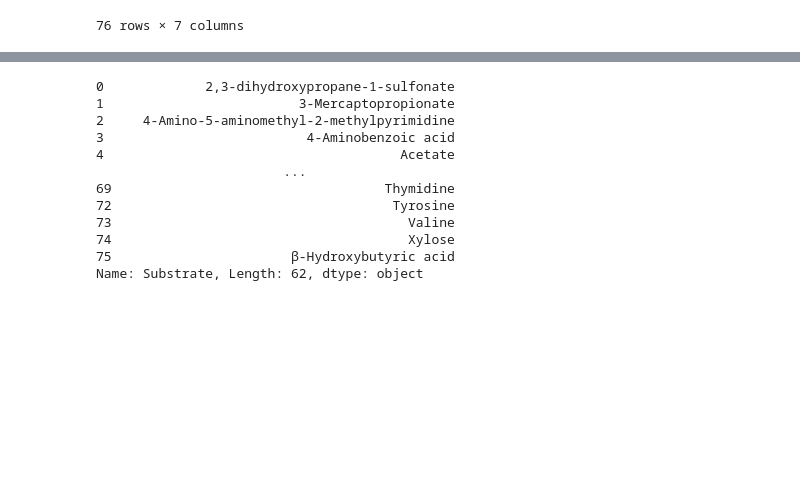
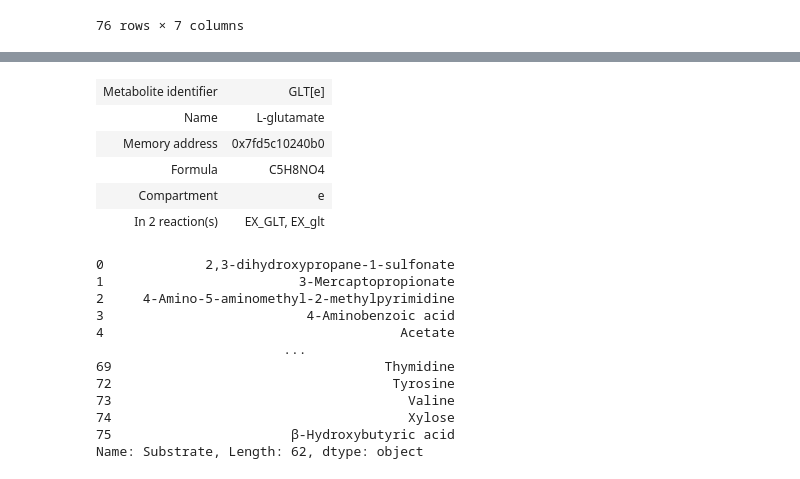
Before and after one commit to C-CoMP-STC/rpom-fba, a Jupyter notebook: figures/growth_no_growth.ipynb, the cells around one changed output, grey strips where cells are left out. Saved outputs shown, nothing was run; the diff lists cells and outputs as text; code cells hidden in the pictures; blank space fills up the shorter version.

```diff
--- a/figures/growth_no_growth.ipynb
+++ b/figures/growth_no_growth.ipynb
@@ -187,3 +203,12 @@ fig.set_size_inches(4, 10)
+# %%
+model.metabolites.get_by_id("GLT[e]")
+# %% [output]
+| Metabolite identifier | GLT[e] |
+| Name | L-glutamate |
+| Memory address | 0x7fd5c10240b0 |
+| Formula | C5H8NO4 |
+| Compartment | e |
+| In 2 reaction(s) | EX_GLT, EX_glt |
 # %%
 data["Substrate"][data["In model [c]"] > 0]
 # %% [output]
```
Also changed, not shown: parts of 2 cells of this notebook, 22 other files.
